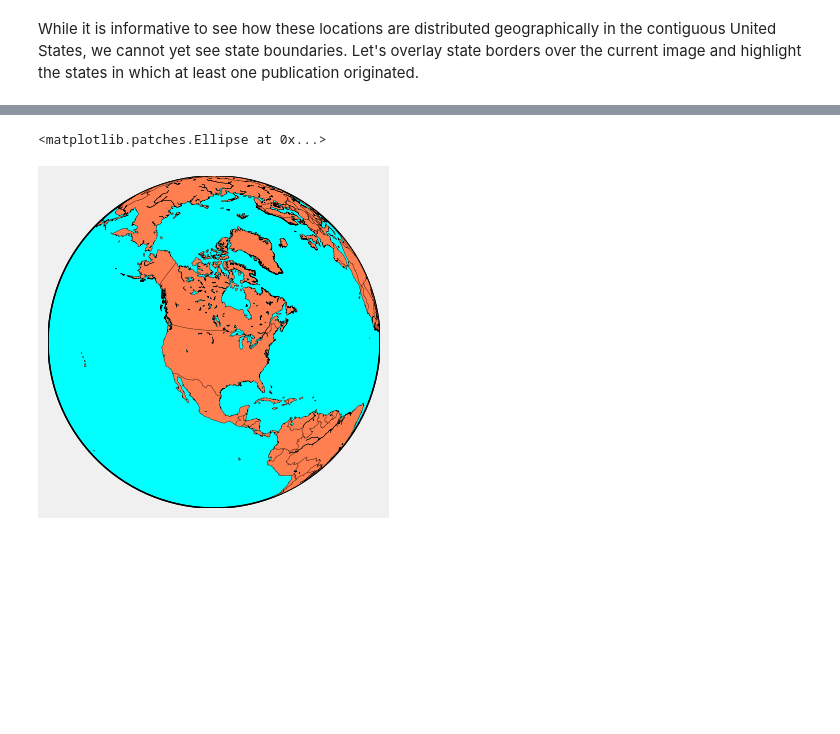
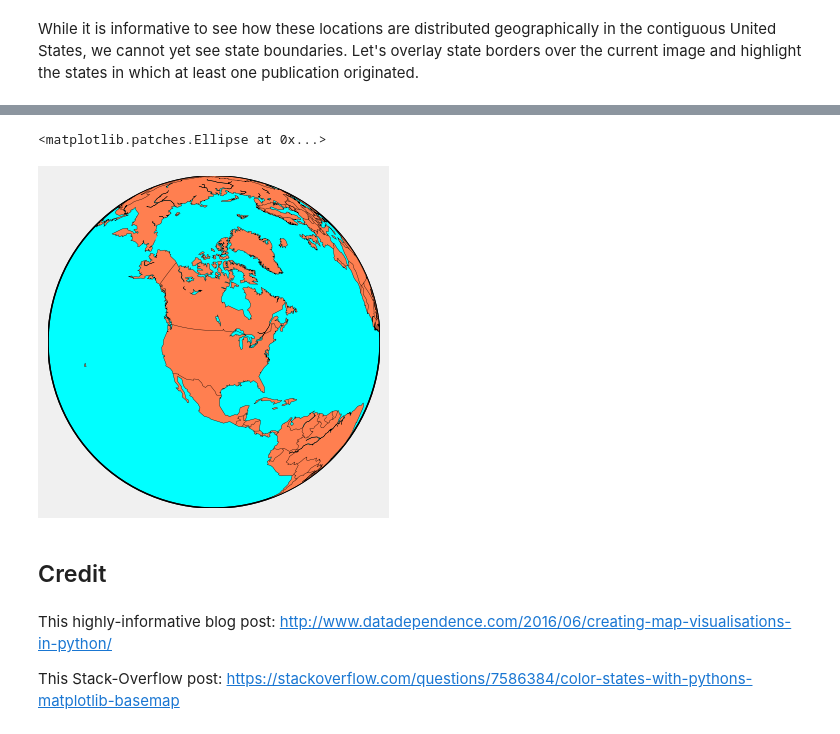
Before and after one commit to ds-modules/Library-HTRC, a Jupyter notebook: 03-mapping/Mapping the Books of the Dadaist Movement.ipynb, the cells around one changed output, grey strips where cells are left out. Cells and saved outputs as stored; diff of their text form; code cells hidden in the pictures; blank space fills up the shorter version.

```diff
--- a/03-mapping/Mapping the Books of the Dadaist Movement.ipynb
+++ b/03-mapping/Mapping the Books of the Dadaist Movement.ipynb
@@ -488,11 +667,16 @@ Because multiple points at the same publication place might be overlaid on top o
 # %%
-practice_map = Basemap(projection='ortho',lat_0=45,lon_0=-100,resolution='l')
-
+practice_map = Basemap(projection='ortho',lat_0=45,lon_0=-100,resolution='c')
 practice_map.drawcoastlines(linewidth=0.25)
 practice_map.drawcountries(linewidth=0.25)
 practice_map.fillcontinents(color='coral',lake_color='aqua')
 
 practice_map.drawmapboundary(fill_color='aqua')
 # %% [output]
 <matplotlib.patches.Ellipse at 0x...>
-[figure, old version]
+[figure, new version]
+# %% [markdown]
+## Credit
+# %% [markdown]
+This highly-informative blog post: http://www.datadependence.com/2016/06/creating-map-visualisations-in-python/
+
+This Stack-Overflow post: https://stackoverflow.com/questions/7586384/color-states-with-pythons-matplotlib-basemap
```
Also changed, not shown: parts of 11 cells of this notebook, 11 other files.
